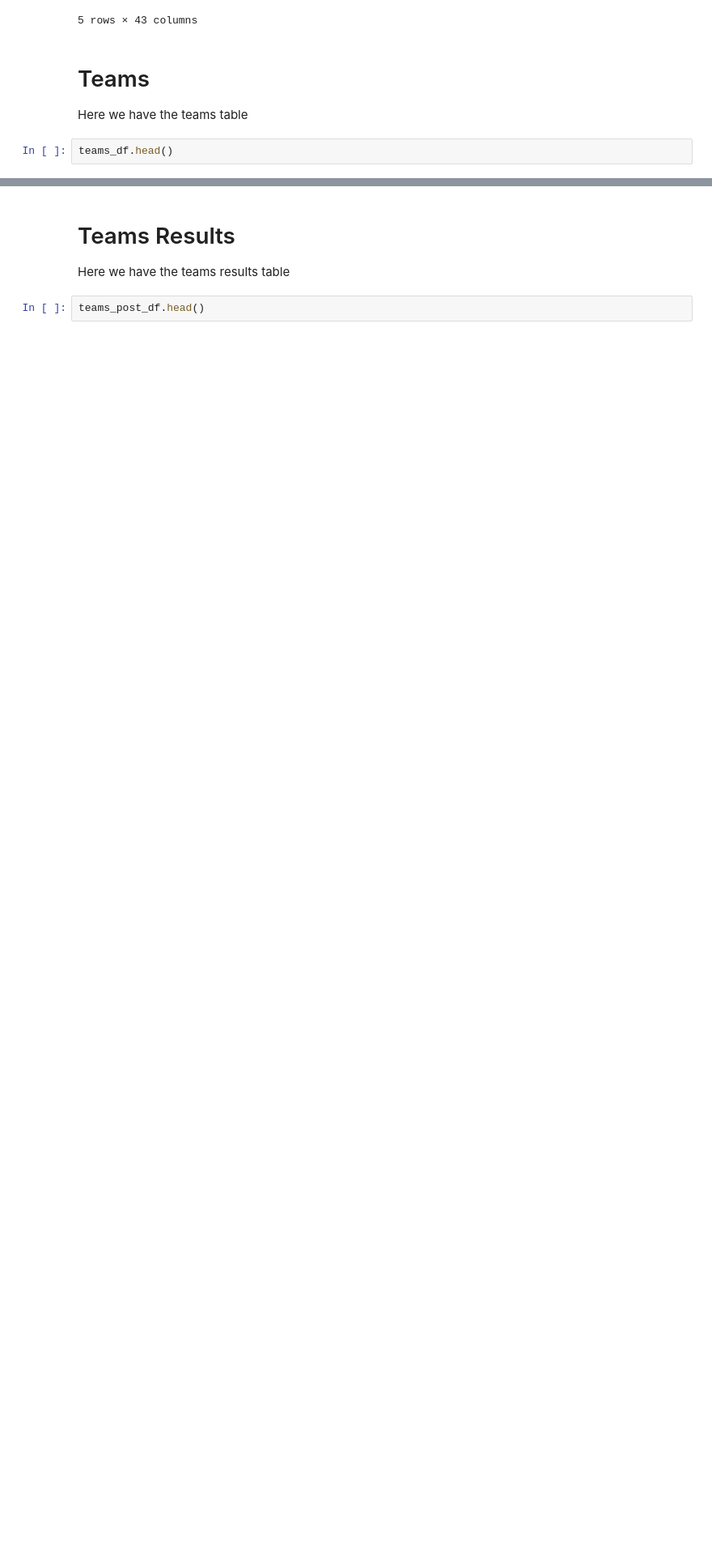
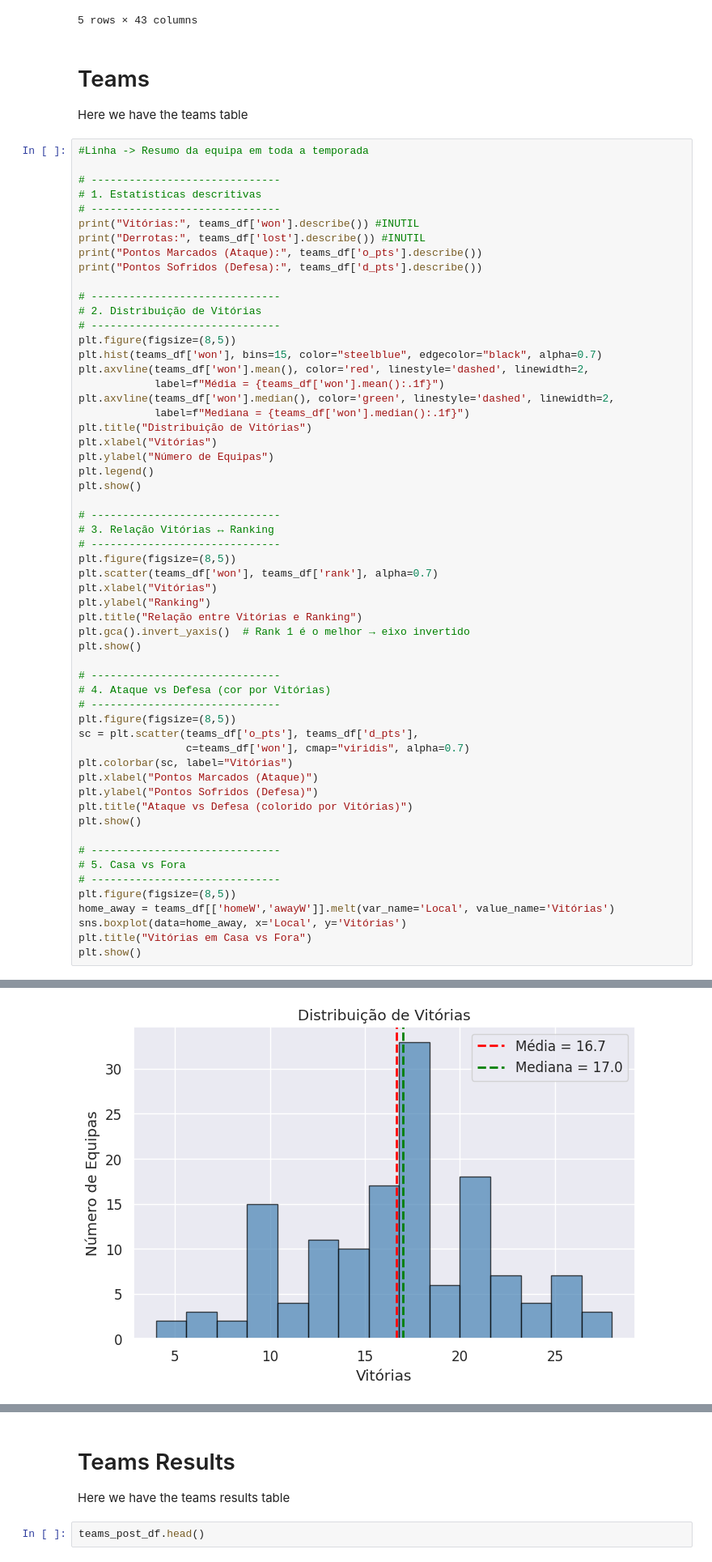
Before and after one commit to torradoov/Data_Mining-WNBA, a Jupyter notebook: notebook.ipynb, the cells around one changed output, grey strips where cells are left out. Shown at 81% size. Cells and saved outputs as stored; diff of their text form; blank space fills up the shorter version.

```diff
--- a/notebook.ipynb
+++ b/notebook.ipynb
@@ -46,5 +96,60 @@ players_teams_df.head()
 
 Here we have the teams table
 # %%
-teams_df.head()
+#Linha -> Resumo da equipa em toda a temporada
+
+# ------------------------------
+# 1. Estatísticas descritivas
+# ------------------------------
+print("Vitórias:", teams_df['won'].describe()) #INUTIL
+print("Derrotas:", teams_df['lost'].describe()) #INUTIL
+print("Pontos Marcados (Ataque):", teams_df['o_pts'].describe())
+print("Pontos Sofridos (Defesa):", teams_df['d_pts'].describe())
+
+# ------------------------------
+# 2. Distribuição de Vitórias
+# ------------------------------
+plt.figure(figsize=(8,5))
+plt.hist(teams_df['won'], bins=15, color="steelblue", edgecolor="black", alpha=0.7)
+plt.axvline(teams_df['won'].mean(), color='red', linestyle='dashed', linewidth=2,
+            label=f"Média = {teams_df['won'].mean():.1f}")
+plt.axvline(teams_df['won'].median(), color='green', linestyle='dashed', linewidth=2,
+            label=f"Mediana = {teams_df['won'].median():.1f}")
+plt.title("Distribuição de Vitórias")
+plt.xlabel("Vitórias")
+plt.ylabel("Número de Equipas")
+plt.legend()
+plt.show()
+
+# ------------------------------
+# 3. Relação Vitórias ↔ Ranking
+# ------------------------------
+plt.figure(figsize=(8,5))
+plt.scatter(teams_df['won'], teams_df['rank'], alpha=0.7)
+plt.xlabel("Vitórias")
+plt.ylabel("Ranking")
+plt.title("Relação entre Vitórias e Ranking")
+plt.gca().invert_yaxis()  # Rank 1 é o melhor → eixo invertido
+plt.show()
+
+# ------------------------------
+# 4. Ataque vs Defesa (cor por Vitórias)
+# ------------------------------
+plt.figure(figsize=(8,5))
+sc = plt.scatter(teams_df['o_pts'], teams_df['d_pts'],
+                 c=teams_df['won'], cmap="viridis", alpha=0.7)
+plt.colorbar(sc, label="Vitórias")
+plt.xlabel("Pontos Marcados (Ataque)")
+plt.ylabel("Pontos Sofridos (Defesa)")
+plt.title("Ataque vs Defesa (colorido por Vitórias)")
+plt.show()
+
+# ------------------------------
+# 5. Casa vs Fora
+# ------------------------------
+plt.figure(figsize=(8,5))
+home_away = teams_df[['homeW','awayW']].melt(var_name='Local', value_name='Vitórias')
+sns.boxplot(data=home_away, x='Local', y='Vitórias')
+plt.title("Vitórias em Casa vs Fora")
+plt.show()
 # %% [output]
@@ -57,0 +173 @@ teams_df.head()
+[figure, added]
```
Also changed, not shown: parts of 4 cells of this notebook, 1 other file.
